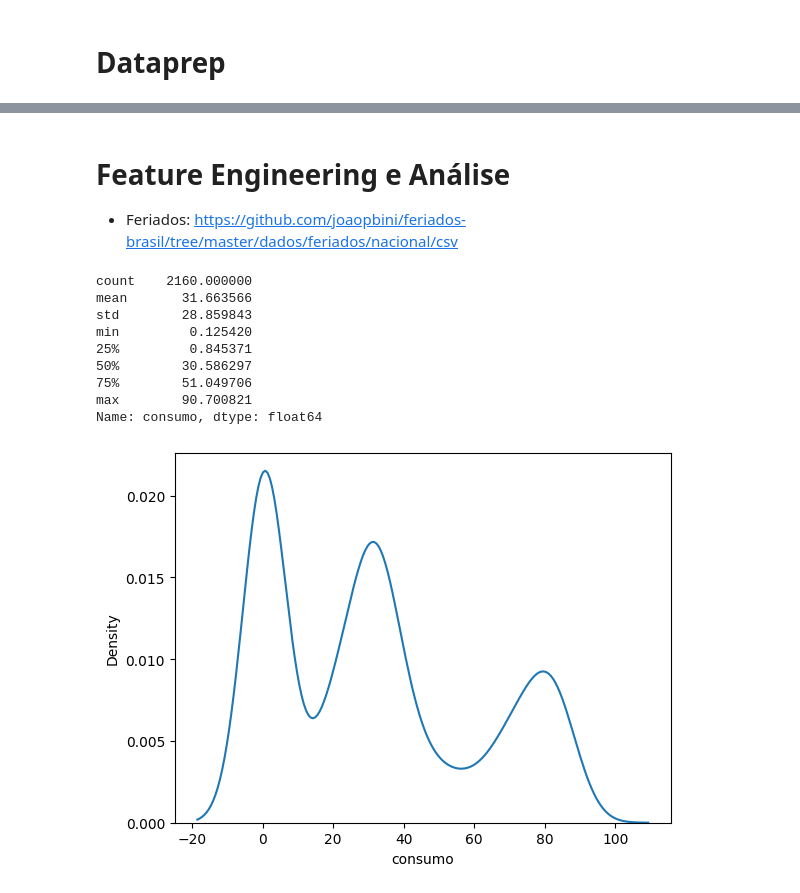
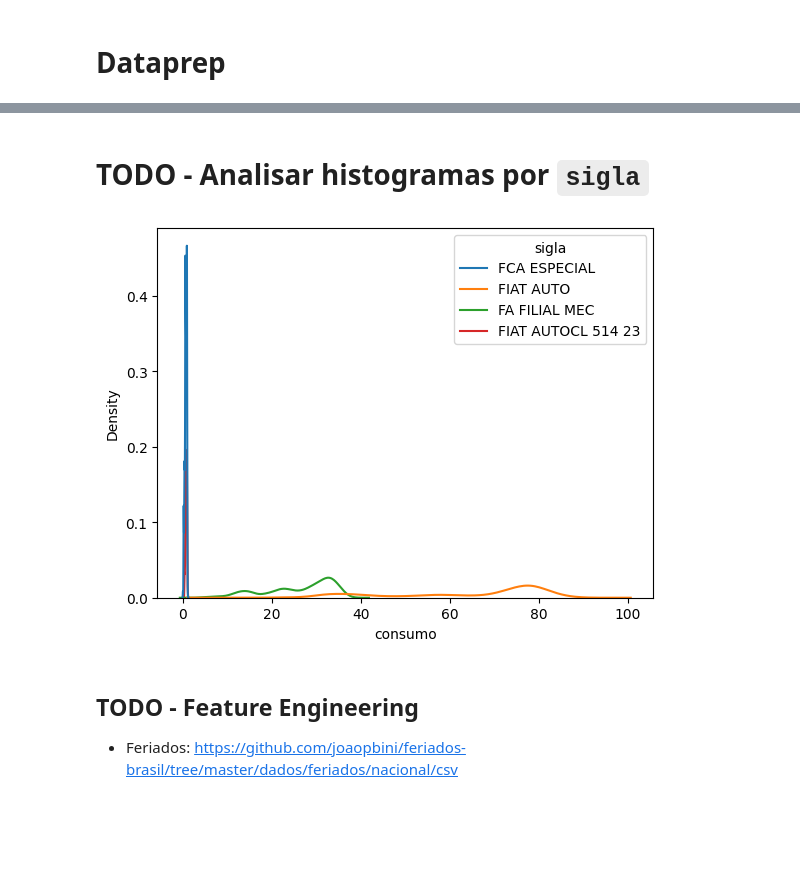
Before and after one commit to ericyaang/EnergyDemandPrediction, a Jupyter notebook: notebooks/eda_forecast.ipynb, the cells around one changed output, grey strips where cells are left out. Cells and saved outputs as stored; diff of their text form; code cells hidden in the pictures; blank space fills up the shorter version.

```diff
--- a/notebooks/eda_forecast.ipynb
+++ b/notebooks/eda_forecast.ipynb
@@ -118,20 +178,10 @@ consumo_reduced
+# %% [markdown]
+# TODO - Analisar histogramas por `sigla`
+# %%
+sns.kdeplot(data = consumo_reduced, x = 'consumo', hue = 'sigla', );
+# %% [output]
+[figure, added]
 # %% [markdown]
-# Feature Engineering e Análise
+## TODO - Feature Engineering
 
 - Feriados: https://github.com/joaopbini/feriados-brasil/tree/master/dados/feriados/nacional/csv
-# %%
-consumo_reduced['consumo'].describe()
-# %% [output]
-count    2160.000000
-mean       31.663566
-std        28.859843
-min         0.125420
-25%         0.845371
-50%        30.586297
-75%        51.049706
-max        90.700821
-Name: consumo, dtype: float64
-# %%
-sns.kdeplot(consumo_reduced['consumo']);
-# %% [output]
-[figure, removed]
```
Also changed, not shown: parts of 41 cells of this notebook, 2 other files.
